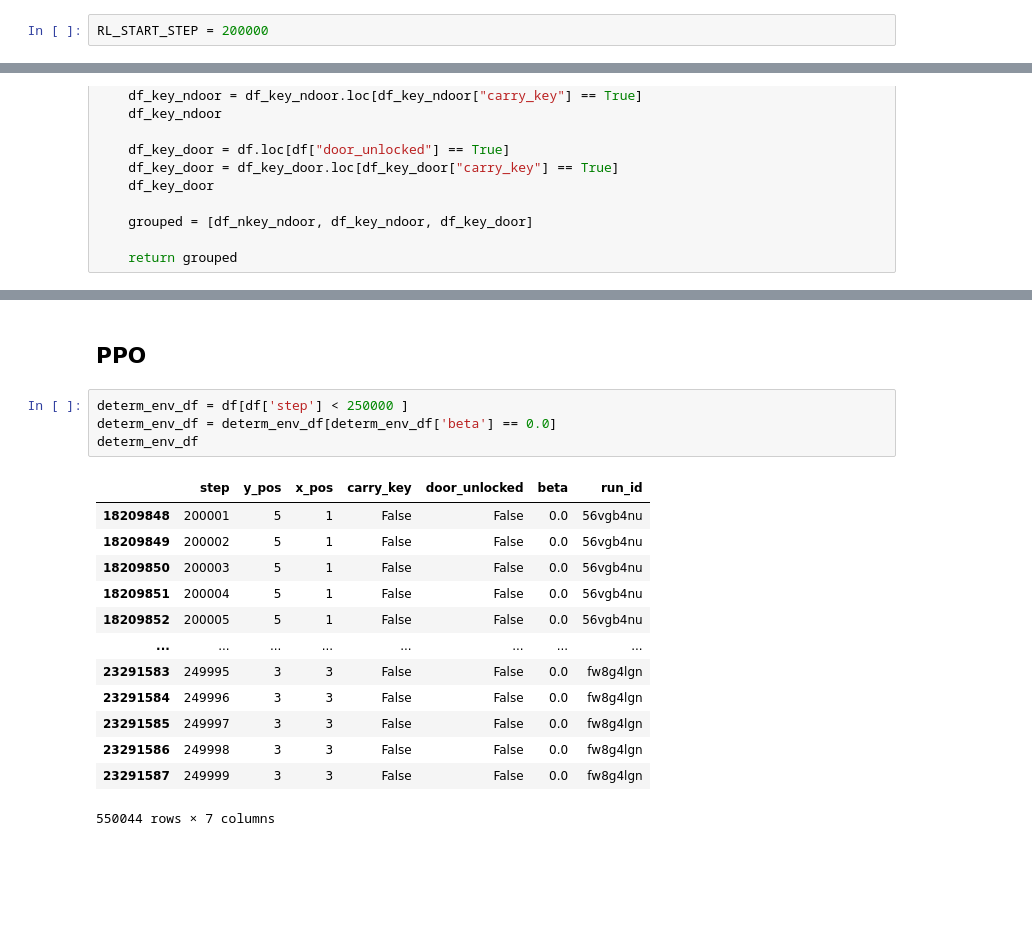
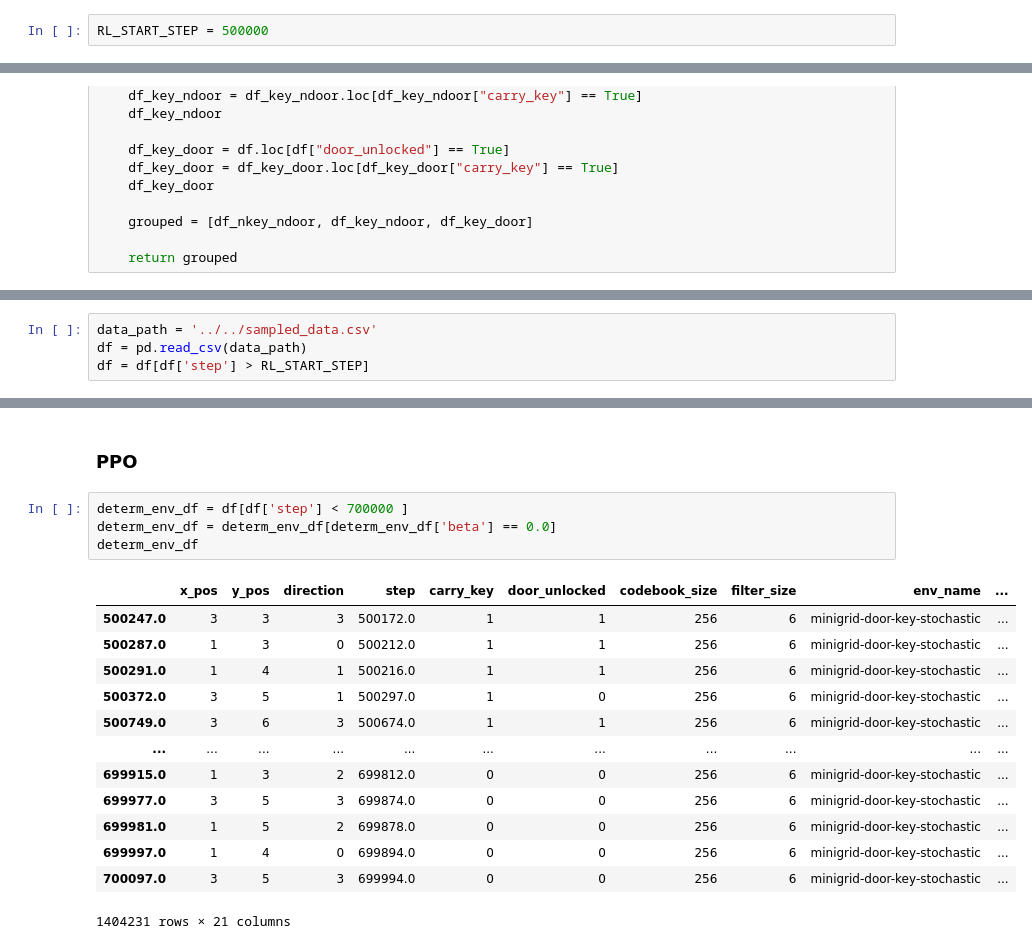
Before and after one commit to artemis79/discrete-representation-exploraion, a Jupyter notebook: discrete_mbrl/analysis/wandb/notebooks/mini_grid_model_free_pos/position.ipynb, the cells around one changed output, grey strips where cells are left out. Saved outputs shown, nothing was run; the diff lists cells and outputs as text; blank space fills up the shorter version.

```diff
--- a/discrete_mbrl/analysis/wandb/notebooks/mini_grid_model_free_pos/position.ipynb
+++ b/discrete_mbrl/analysis/wandb/notebooks/mini_grid_model_free_pos/position.ipynb
@@ -13,7 +13,7 @@ import seaborn as sns
 %matplotlib inline
 set_matplotlib_style()
 # %%
-RL_START_STEP = 200000
+RL_START_STEP = 500000
 # %%
 data_path = '../../discrete-mbrl-model-free_data.csv'
 df = pd.read_csv(data_path)
@@ -114 +433,5 @@ Plot visitation count for first 50K steps of learning
+# %%
+data_path = '../../sampled_data.csv'
+df = pd.read_csv(data_path)
+df = df[df['step'] > RL_START_STEP]
 # %%
@@ -212,20 +724,20 @@ plt.show()
 # %% [markdown]
-## PPO
+### PPO
 # %%
-determ_env_df = df[df['step'] < 250000 ]
+determ_env_df = df[df['step'] < 700000 ]
 determ_env_df = determ_env_df[determ_env_df['beta'] == 0.0]
 determ_env_df
 # %% [output]
-|  | step | y_pos | x_pos | carry_key | door_unlocked | beta | run_id |
-| 18209848 | 200001 | 5 | 1 | False | False | 0.0 | 56vgb4nu |
-| 18209849 | 200002 | 5 | 1 | False | False | 0.0 | 56vgb4nu |
-| 18209850 | 200003 | 5 | 1 | False | False | 0.0 | 56vgb4nu |
-| 18209851 | 200004 | 5 | 1 | False | False | 0.0 | 56vgb4nu |
-| 18209852 | 200005 | 5 | 1 | False | False | 0.0 | 56vgb4nu |
-| ... | ... | ... | ... | ... | ... | ... | ... |
-| 23291583 | 249995 | 3 | 3 | False | False | 0.0 | fw8g4lgn |
-| 23291584 | 249996 | 3 | 3 | False | False | 0.0 | fw8g4lgn |
-| 23291585 | 249997 | 3 | 3 | False | False | 0.0 | fw8g4lgn |
-| 23291586 | 249998 | 3 | 3 | False | False | 0.0 | fw8g4lgn |
-| 23291587 | 249999 | 3 | 3 | False | False | 0.0 | fw8g4lgn |
+|  | x_pos | y_pos | direction | step | carry_key | door_unlocked | codebook_size | filter_size | env_name | ... |
+| 500247.0 | 3 | 3 | 3 | 500172.0 | 1 | 1 | 256 | 6 | minigrid-door-key-stochastic | ... |
+| 500287.0 | 1 | 3 | 0 | 500212.0 | 1 | 1 | 256 | 6 | minigrid-door-key-stochastic | ... |
+| 500291.0 | 1 | 4 | 1 | 500216.0 | 1 | 1 | 256 | 6 | minigrid-door-key-stochastic | ... |
+| 500372.0 | 3 | 5 | 1 | 500297.0 | 1 | 0 | 256 | 6 | minigrid-door-key-stochastic | ... |
+| 500749.0 | 3 | 6 | 3 | 500674.0 | 1 | 1 | 256 | 6 | minigrid-door-key-stochastic | ... |
+| ... | ... | ... | ... | ... | ... | ... | ... | ... | ... | ... |
+| 699915.0 | 1 | 3 | 2 | 699812.0 | 0 | 0 | 256 | 6 | minigrid-door-key-stochastic | ... |
+| 699977.0 | 3 | 5 | 3 | 699874.0 | 0 | 0 | 256 | 6 | minigrid-door-key-stochastic | ... |
+| 699981.0 | 1 | 5 | 2 | 699878.0 | 0 | 0 | 256 | 6 | minigrid-door-key-stochastic | ... |
+| 699997.0 | 1 | 4 | 0 | 699894.0 | 0 | 0 | 256 | 6 | minigrid-door-key-stochastic | ... |
+| 700097.0 | 3 | 5 | 3 | 699994.0 | 0 | 0 | 256 | 6 | minigrid-door-key-stochastic | ... |
-550044 rows × 7 columns
+1404231 rows × 21 columns
```
Also changed, not shown: parts of 62 cells of this notebook.
